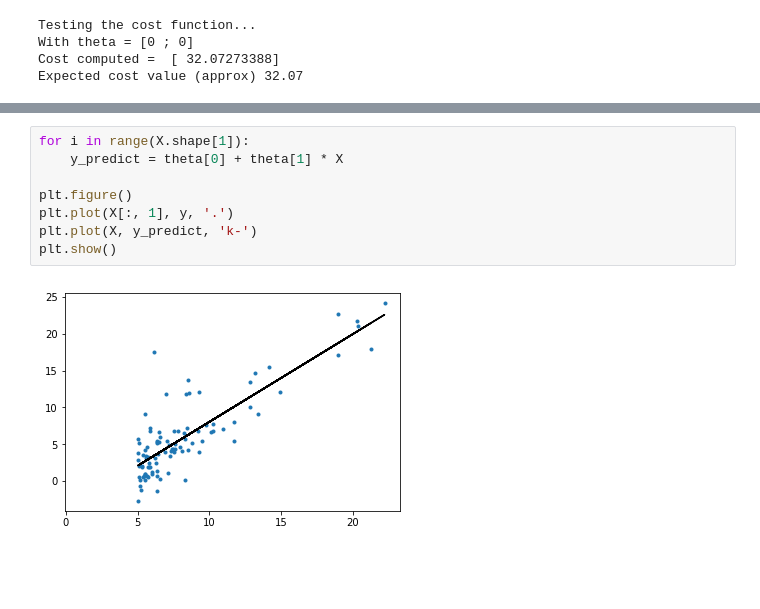
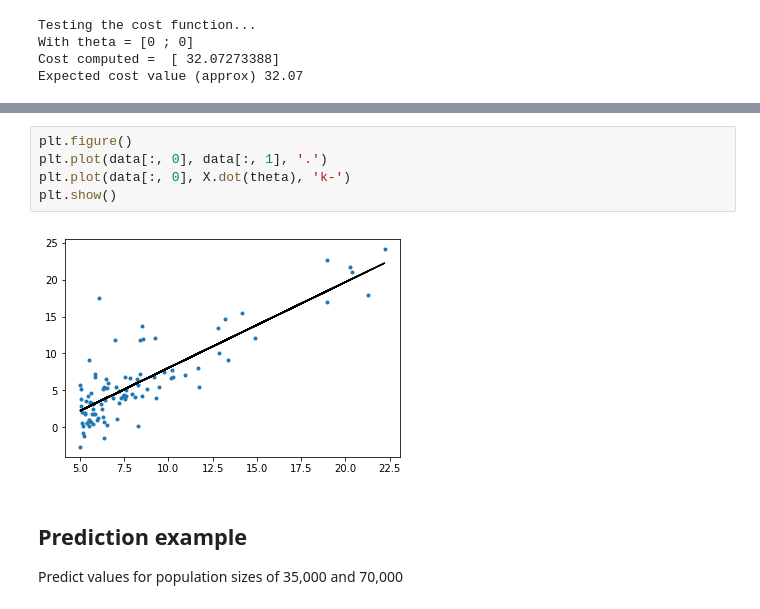
Before and after one commit to haroldjcastillo/ml-test, a Jupyter notebook: python/LinearRegression/OneVariable/execute.ipynb, the cells around one changed output, grey strips where cells are left out. Drawn from its saved outputs; the diff is of its cells as text; blank space fills up the shorter version.

```diff
--- a/python/LinearRegression/OneVariable/execute.ipynb
+++ b/python/LinearRegression/OneVariable/execute.ipynb
@@ -85,13 +97,14 @@ Theta found by gradient descent:  [-3.89578085] [ 1.19303364]
 Expected theta values (approx)
  -3.6303
   1.1664
-# %%
-for i in range(X.shape[1]):
-    y_predict = theta[0] + theta[1] * X
-
-plt.figure()
-plt.plot(X[:, 1], y, '.')
-plt.plot(X, y_predict, 'k-')
-plt.show()
-# %% [output]
-[figure, removed]
+# %%
+plt.figure()
+plt.plot(data[:, 0], data[:, 1], '.')
+plt.plot(data[:, 0], X.dot(theta), 'k-')
+plt.show()
+# %% [output]
+[figure, added]
+# %% [markdown]
+## Prediction example
+
+Predict values for population sizes of 35,000 and 70,000
```
Also changed, not shown: parts of 8 cells of this notebook, 1 other file.
